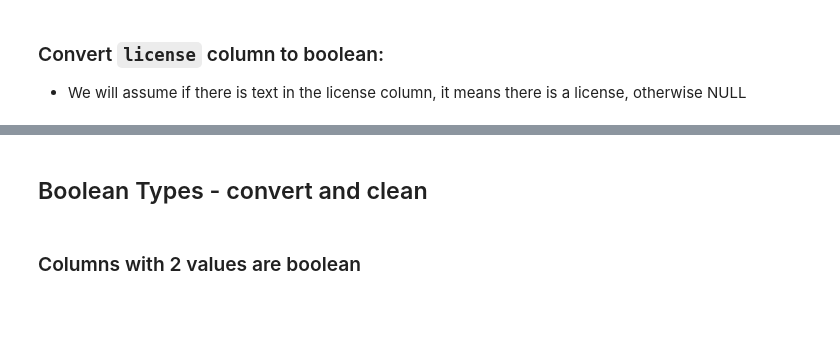
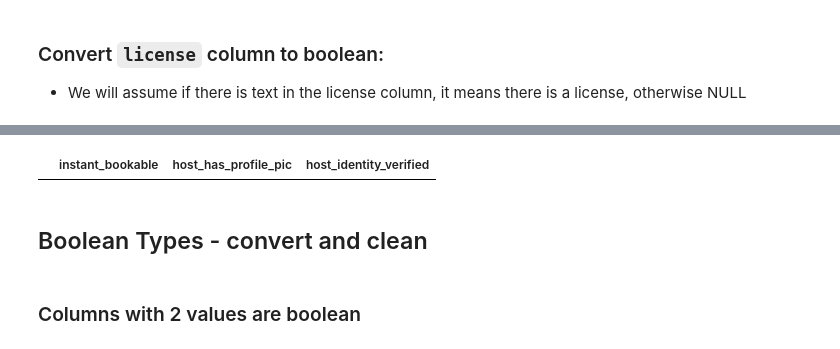
Before and after one commit to clairesarraille/airbnb_price_prediction, a Jupyter notebook: 01_Colab.ipynb, the cells around one changed output, grey strips where cells are left out. Drawn from its saved outputs; the diff is of its cells as text; code cells hidden in the pictures; blank space fills up the shorter version.

```diff
--- a/01_Colab.ipynb
+++ b/01_Colab.ipynb
@@ -356,0 +634,5 @@ dtype: int64
+# %%
+bool_cols_t_f = ['instant_bookable', 'host_has_profile_pic', 'host_identity_verified']
+# %%
+for col in bool_cols_t_f :
+  df[[col]] = df[[col]].replace({'f': 0, 't': 1}, inplace=True)
@@ -357,3 +652,7 @@ dtype: int64
+# %%
+df[bool_cols_t_f].apply(pd.Series.value_counts)
+# %% [output]
+|  | instant_bookable | host_has_profile_pic | host_identity_verified |
 # %% [markdown]
 ## Boolean Types - convert and clean
 # %% [markdown]
```
Also changed, not shown: parts of 59 cells of this notebook.
